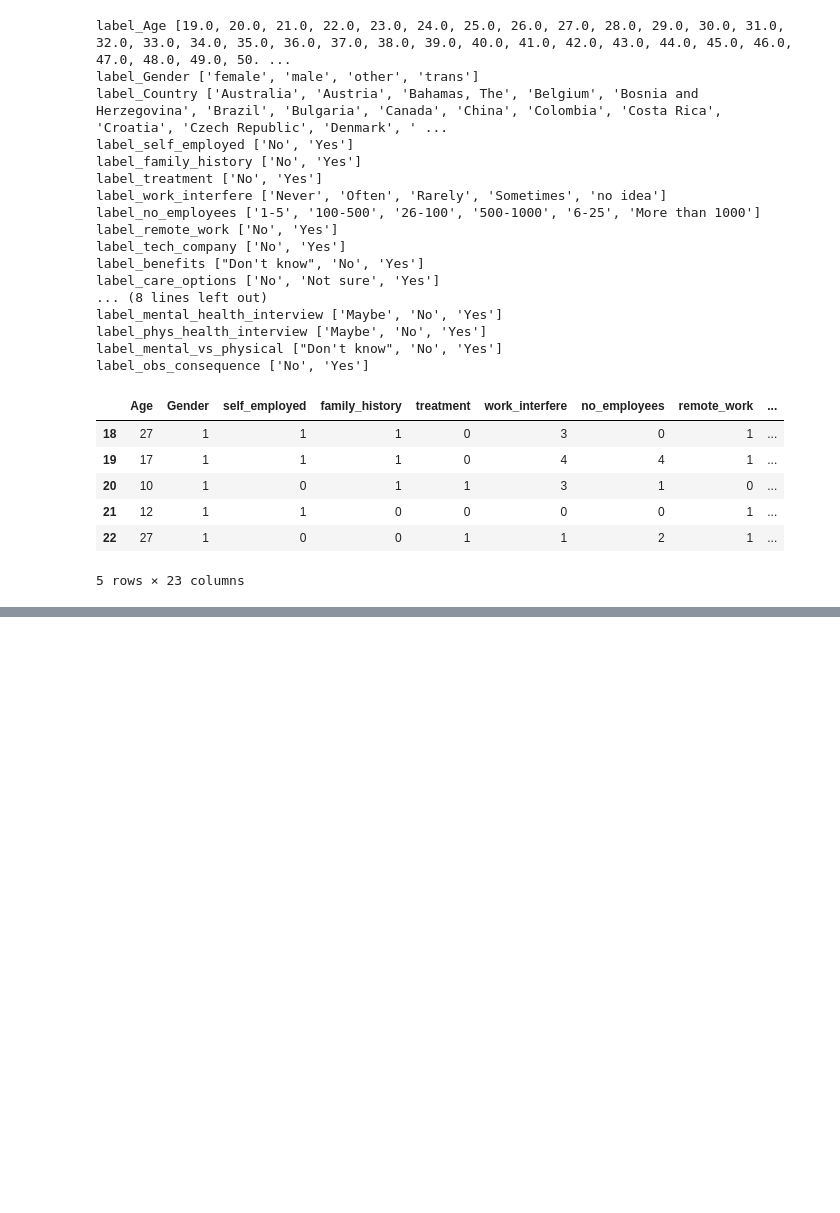
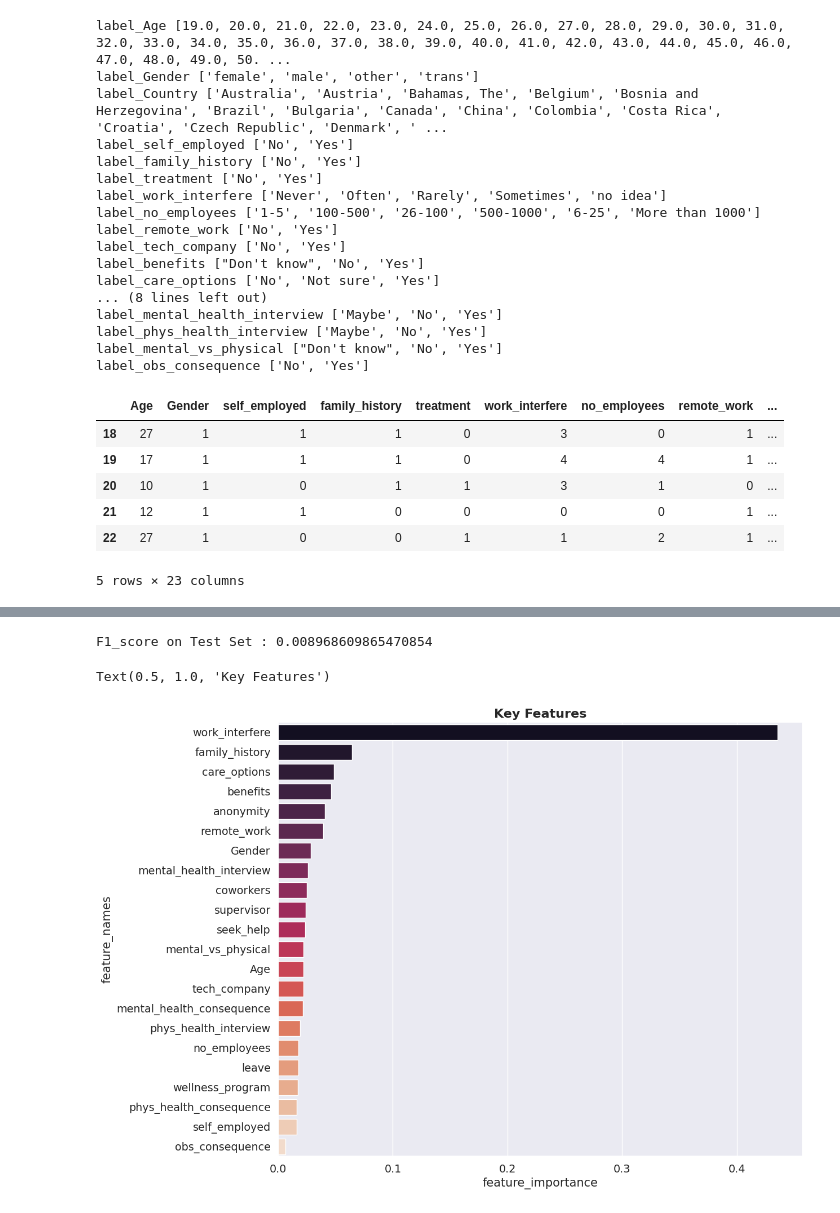
Before and after one commit to sreekruti/CPP-oops, a Jupyter notebook: mentalhealthproject.ipynb, the cells around one changed output, grey strips where cells are left out. Drawn from its saved outputs; the diff is of its cells as text; code cells hidden in the pictures; blank space fills up the shorter version.

```diff
--- a/mentalhealthproject.ipynb
+++ b/mentalhealthproject.ipynb
@@ -341,0 +670,15 @@ plt.show()
+# %%
+#FINE TUNING RANDOM FOREST MODEL
+from sklearn.model_selection import GridSearchCV
+
+param_grid = [
+    {'n_estimators':[3,10,30,50,100],'max_features':[2,4,6,8],'max_depth' : [1,2,3,4]}
+]
+
+
+
+forest_clf = RandomForestClassifier(random_state=42)
+grid_search = GridSearchCV(forest_clf, param_grid, cv=5,
+                           scoring='f1',
+                           return_train_score=True)
+grid_search.fit(X_train, y_train)
@@ -341,0 +696,2 @@ plt.show()
+# %%
+train_evaluate(grid_search.best_estimator_,X_train,y_train,"RandomForest Tuned")
@@ -341,0 +701,16 @@ plt.show()
+# %%
+# fine tuning xgboost
+param_grid = [
+    {'n_estimators':[3,10,30,50,100],
+    'eta' : [0.01,0.025, 0.05, 0.1],
+    'max_features':[2,4,6,8],
+    'max_depth' : [1,2,3,4],
+    'subsample': [0.5,0.75],
+    'booster':['gblinear','gbtree']}
+]
+
+xgb_clf = XGBClassifier(verbosity = 0)
+grid_search3 = GridSearchCV(xgb_clf, param_grid, cv=5,
+                           scoring='f1',
+                           return_train_score=True)
+grid_search3.fit(X_train, y_train)
@@ -341,0 +754,2 @@ plt.show()
+# %%
+XGBoost_final = grid_search3.best_estimator_
@@ -341,0 +782,6 @@ plt.show()
+# %%
+# Evaluating the model on test set with our finalized model
+y_test_pred = XGBoost_final.predict(X_test)
+print(f'F1_score on Test Set : {f1_score(y_test,y_test_pred)}')
+# %% [output]
+F1_score on Test Set : 0.008968609865470854
@@ -341,0 +790,11 @@ plt.show()
+# %%
+data = {'feature_names':features,'feature_importance': XGBoost_final.feature_importances_}
+featureimp_df = pd.DataFrame(data)
+featureimp_df.sort_values(by=['feature_importance'], ascending=False,inplace=True)
+#plotting featture importance
+plt.figure(figsize=(12,10))
+sns.barplot(data = featureimp_df, x = 'feature_importance' , y = 'feature_names' , palette='rocket')
+plt.title("Key Features", fontsize=16, fontweight="bold")
+# %% [output]
+Text(0.5, 1.0, 'Key Features')
+[figure, added]
```
Also changed, not shown: parts of 73 cells of this notebook.
